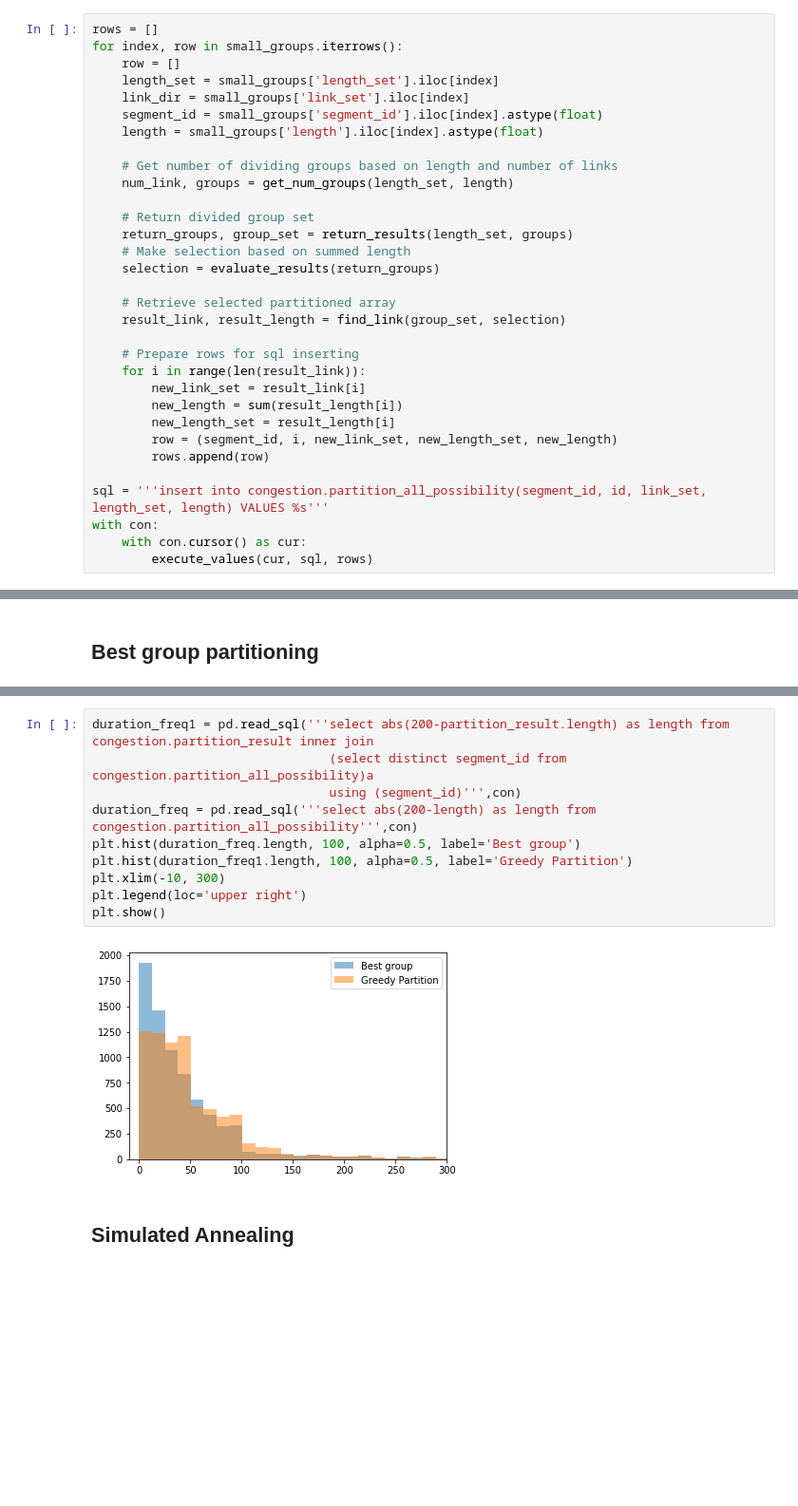
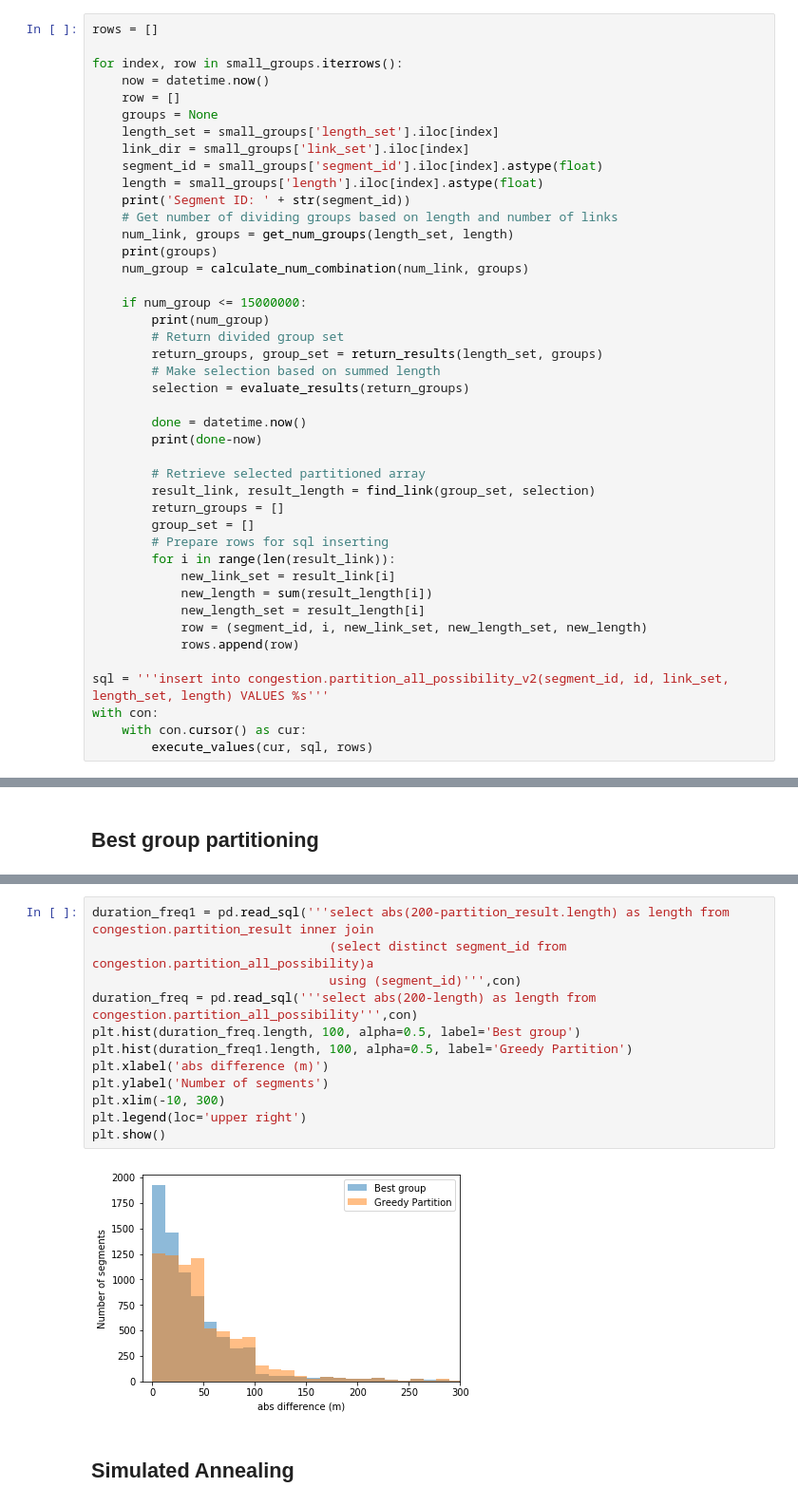
Before and after one commit to CityofToronto/bdit_congestion, a Jupyter notebook: congestion_grid/segment_partition.ipynb, the cells around one changed output, grey strips where cells are left out. Shown at 95% size. Drawn from its saved outputs; the diff is of its cells as text; blank space fills up the shorter version.

```diff
--- a/congestion_grid/segment_partition.ipynb
+++ b/congestion_grid/segment_partition.ipynb
@@ -173,33 +211,44 @@ def find_link(group_set, selection):
     return split_link, group_set[selection]
 # %%
 rows = []
+
 for index, row in small_groups.iterrows():
+    now = datetime.now()
     row = []
+    groups = None
     length_set = small_groups['length_set'].iloc[index]
     link_dir = small_groups['link_set'].iloc[index]
     segment_id = small_groups['segment_id'].iloc[index].astype(float)
     length = small_groups['length'].iloc[index].astype(float)
-
+    print('Segment ID: ' + str(segment_id))
     # Get number of dividing groups based on length and number of links
     num_link, groups = get_num_groups(length_set, length)
+    print(groups)
+    num_group = calculate_num_combination(num_link, groups)
 
-    # Return divided group set
-    return_groups, group_set = return_results(length_set, groups)
-    # Make selection based on summed length
-    selection = evaluate_results(return_groups)
+    if num_group <= 15000000:
+        print(num_group)
+        # Return divided group set
+        return_groups, group_set = return_results(length_set, groups)
+        # Make selection based on summed length
+        selection = evaluate_results(return_groups)
 
-    # Retrieve selected partitioned array
-    result_link, result_length = find_link(group_set, selection)
+        done = datetime.now()
+        print(done-now)
 
-    # Prepare rows for sql inserting
-    for i in range(len(result_link)):
-        new_link_set = result_link[i]
-        new_length = sum(result_length[i])
-        new_length_set = result_length[i]
-        row = (segment_id, i, new_link_set, new_length_set, new_length)
-        rows.append(row)
+        # Retrieve selected partitioned array
+        result_link, result_length = find_link(group_set, selection)
+        return_groups = []
+        group_set = []
+        # Prepare rows for sql inserting
+        for i in range(len(result_link)):
+            new_link_set = result_link[i]
+            new_length = sum(result_length[i])
+            new_length_set = result_length[i]
+            row = (segment_id, i, new_link_set, new_length_set, new_length)
+            rows.append(row)
 
-sql = '''insert into congestion.partition_all_possibility(segment_id, id, link_set, length_set, length) VALUES %s'''
+sql = '''insert into congestion.partition_all_possibility_v2(segment_id, id, link_set, length_set, length) VALUES %s'''
 with con:
     with con.cursor() as cur:
         execute_values(cur, sql, rows)
@@ -447,15 +521,17 @@ plt.show()
 # %%
 duration_freq1 = pd.read_sql('''select abs(200-partition_result.length) as length from congestion.partition_result inner join
                                 (select distinct segment_id from congestion.partition_all_possibility)a
                                 using (segment_id)''',con)
 duration_freq = pd.read_sql('''select abs(200-length) as length from congestion.partition_all_possibility''',con)
 plt.hist(duration_freq.length, 100, alpha=0.5, label='Best group')
 plt.hist(duration_freq1.length, 100, alpha=0.5, label='Greedy Partition')
+plt.xlabel('abs difference (m)')
+plt.ylabel('Number of segments')
 plt.xlim(-10, 300)
 plt.legend(loc='upper right')
 plt.show()
 # %% [output]
-[figure, old version]
+[figure, new version]
 # %% [markdown]
 ## Simulated Annealing
 # %%
```
Also changed, not shown: parts of 11 cells of this notebook.
